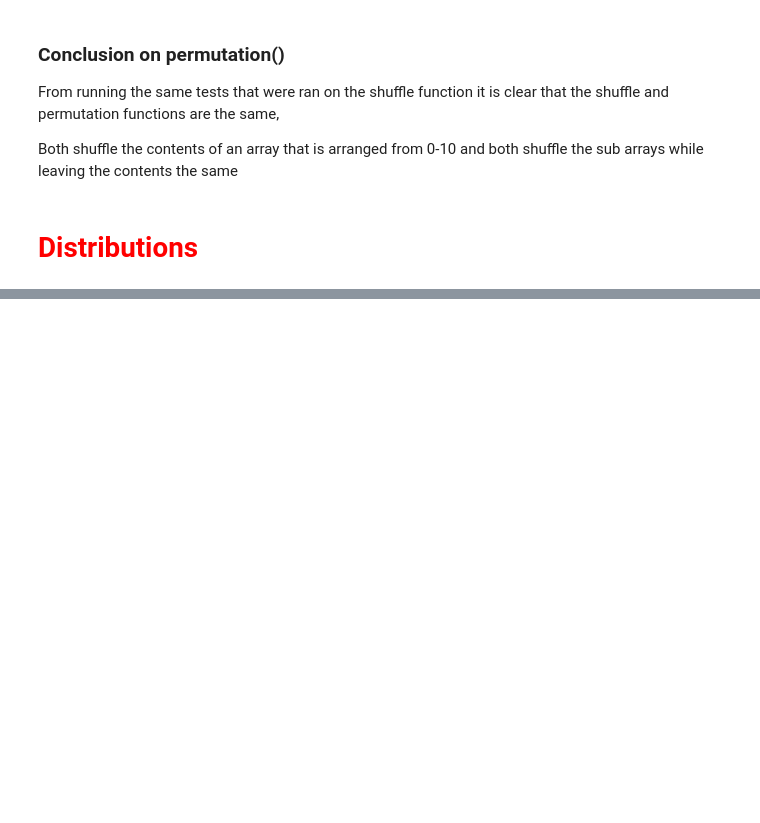
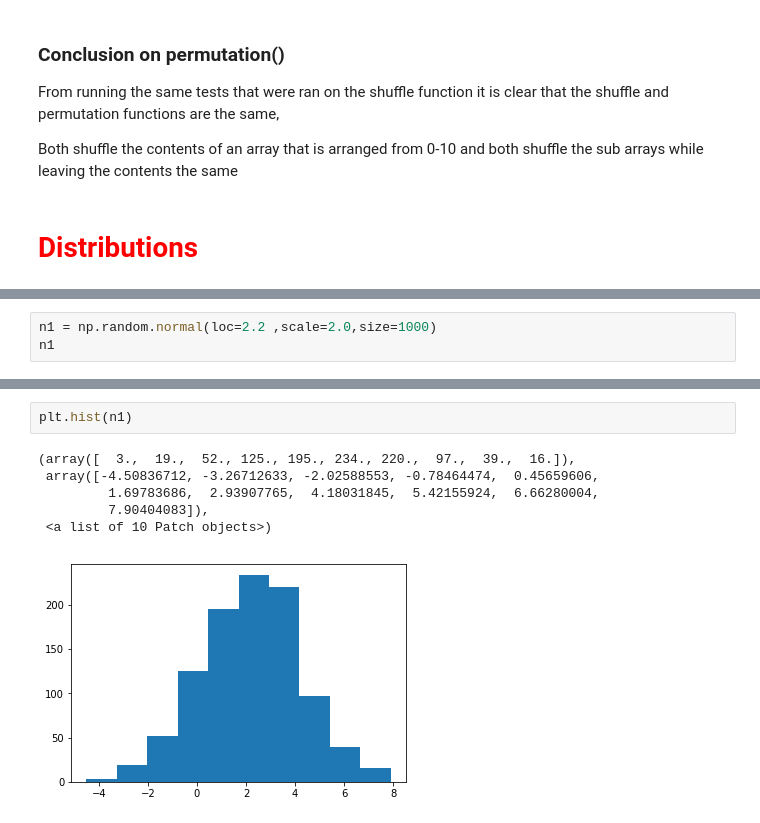
Before and after one commit to EoinStankard/DataAnalysis_Numpy_Assignment, a Jupyter notebook: Numpy-random-assignment.ipynb, the cells around one changed output, grey strips where cells are left out. Saved outputs shown, nothing was run; the diff lists cells and outputs as text; blank space fills up the shorter version.

```diff
--- a/Numpy-random-assignment.ipynb
+++ b/Numpy-random-assignment.ipynb
@@ -389,0 +452,3 @@ Both shuffle the contents of an array that is arranged from 0-10 and both shuffl
+# %%
+n1 = np.random.normal(loc=2.2 ,scale=2.0,size=1000)
+n1
@@ -389,0 +473,9 @@ Both shuffle the contents of an array that is arranged from 0-10 and both shuffl
+# %%
+plt.hist(n1)
+# %% [output]
+(array([  3.,  19.,  52., 125., 195., 234., 220.,  97.,  39.,  16.]),
+ array([-4.50836712, -3.26712633, -2.02588553, -0.78464474,  0.45659606,
+         1.69783686,  2.93907765,  4.18031845,  5.42155924,  6.66280004,
+         7.90404083]),
+ <a list of 10 Patch objects>)
+[figure, added]
```
Also changed, not shown: parts of 50 cells of this notebook.
